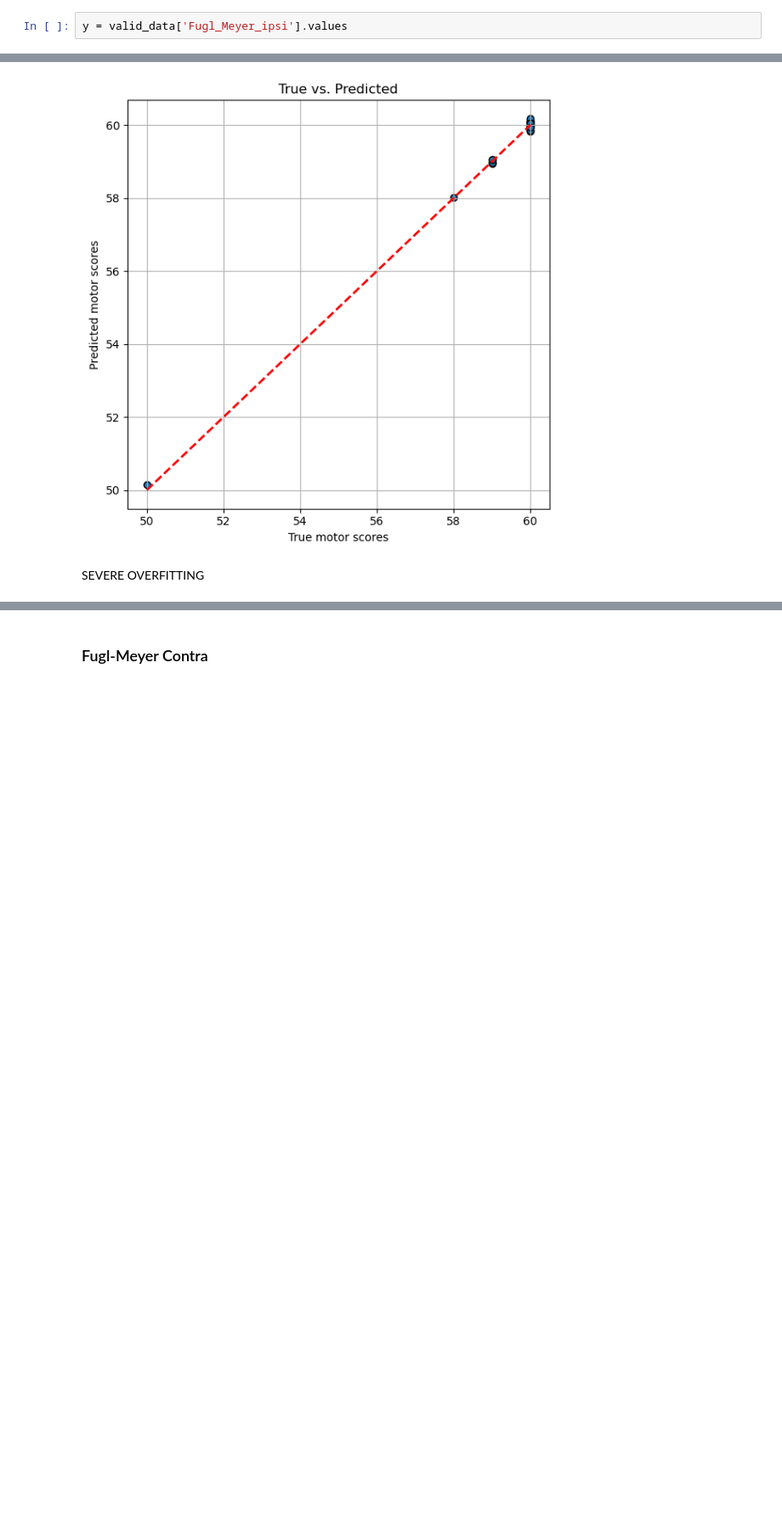
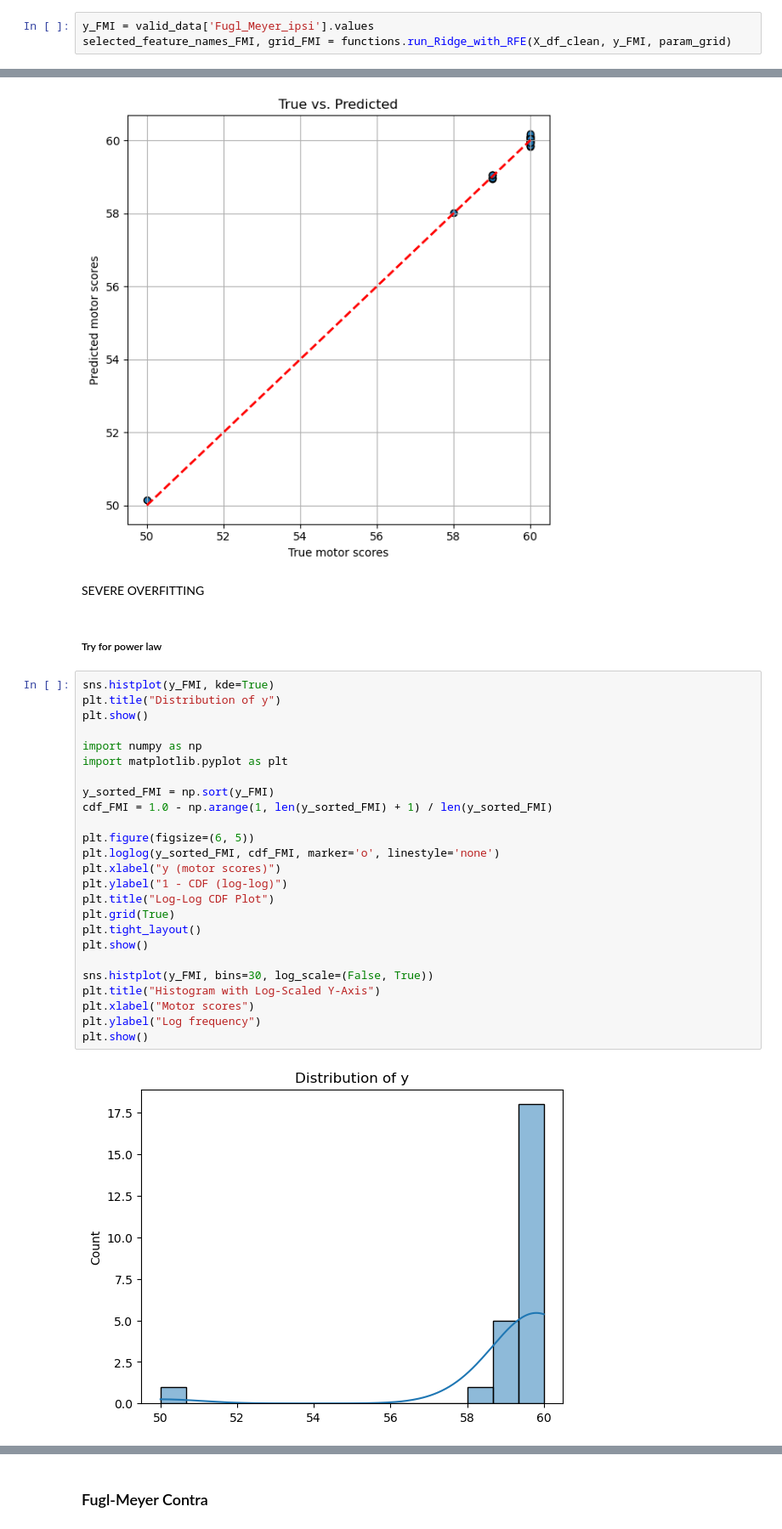
Before and after one commit to maylismlr/uphummel_MA4, a Jupyter notebook: regression.ipynb, the cells around one changed output, grey strips where cells are left out. Shown at 85% size. Drawn from its saved outputs; the diff is of its cells as text; blank space fills up the shorter version.

```diff
--- a/regression.ipynb
+++ b/regression.ipynb
@@ -217,5 +222,6 @@ Together, this pipeline provides a statistically sound, interpretable, and gener
 # %% [markdown]
 ### Fuegl-Meyer Ipsi
 # %%
-y = valid_data['Fugl_Meyer_ipsi'].values
+y_FMI = valid_data['Fugl_Meyer_ipsi'].values
+selected_feature_names_FMI, grid_FMI = functions.run_Ridge_with_RFE(X_df_clean, y_FMI, param_grid)
 # %% [output]
@@ -297,3 +271,32 @@ Mean Absolute Error: 0.073
 [figure]
 # %% [markdown]
 SEVERE OVERFITTING
+# %% [markdown]
+##### Try for power law
+# %%
+sns.histplot(y_FMI, kde=True)
+plt.title("Distribution of y")
+plt.show()
+
+import numpy as np
+import matplotlib.pyplot as plt
+
+y_sorted_FMI = np.sort(y_FMI)
+cdf_FMI = 1.0 - np.arange(1, len(y_sorted_FMI) + 1) / len(y_sorted_FMI)
+
+plt.figure(figsize=(6, 5))
+plt.loglog(y_sorted_FMI, cdf_FMI, marker='o', linestyle='none')
+plt.xlabel("y (motor scores)")
+plt.ylabel("1 - CDF (log-log)")
+plt.title("Log-Log CDF Plot")
+plt.grid(True)
+plt.tight_layout()
+plt.show()
+
+sns.histplot(y_FMI, bins=30, log_scale=(False, True))
+plt.title("Histogram with Log-Scaled Y-Axis")
+plt.xlabel("Motor scores")
+plt.ylabel("Log frequency")
+plt.show()
+# %% [output]
+[figure, added]
```
Also changed, not shown: parts of 26 cells of this notebook.
